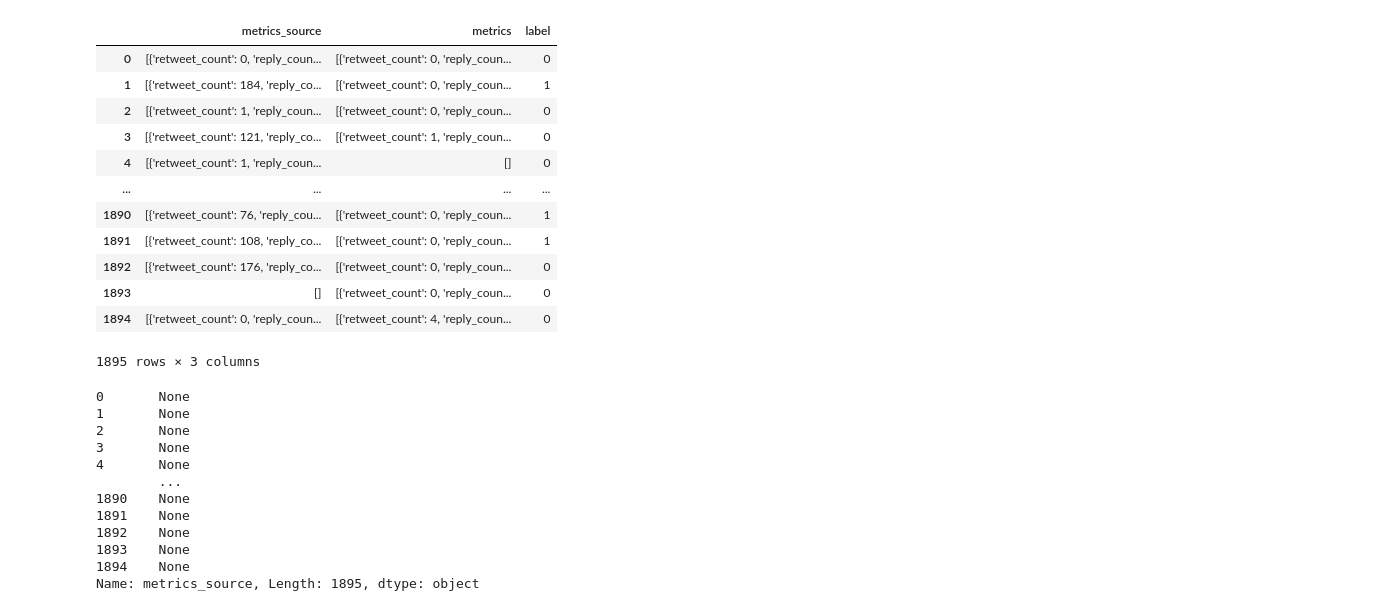
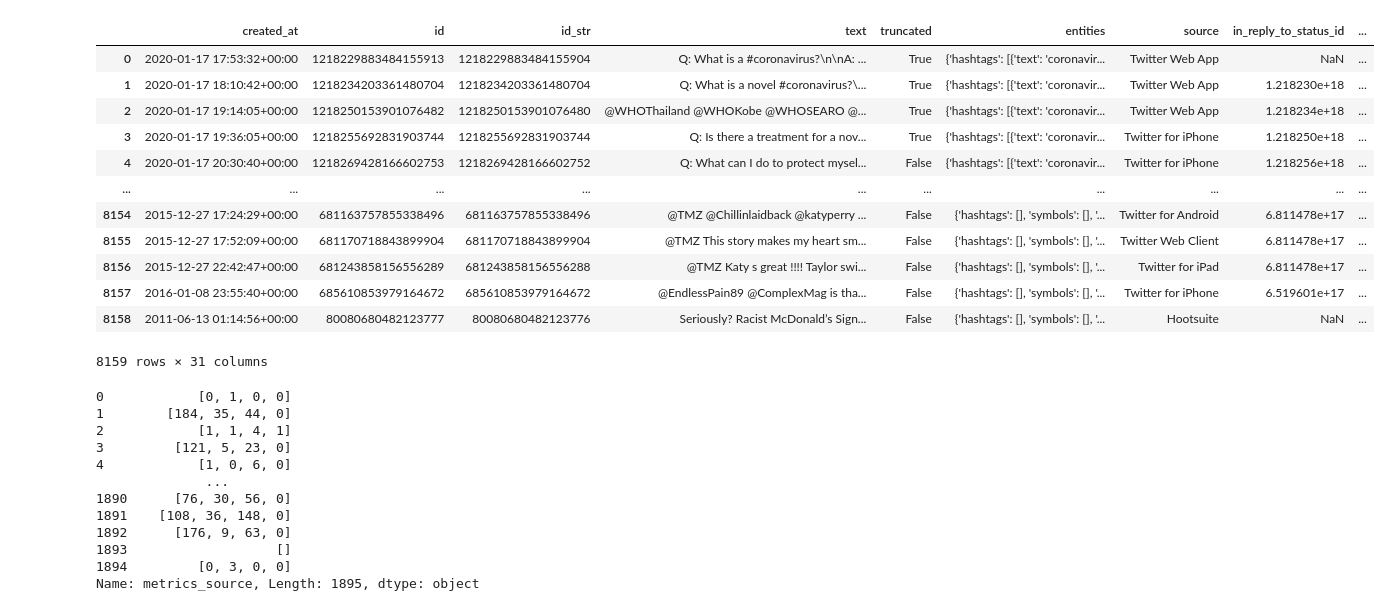
Before and after one commit to lich2000117/Fake-Tweets-Rumour-Detection, a Jupyter notebook: ClassifierOnMetadata.ipynb, the cells around one changed output. Saved outputs shown, nothing was run; the diff lists cells and outputs as text; code cells hidden in the pictures.

```diff
--- a/ClassifierOnMetadata.ipynb
+++ b/ClassifierOnMetadata.ipynb
@@ -121,16 +86,0 @@ data_train
-# %%
-data_train[["metrics_source", "metrics", "label"]]
-# %% [output]
-|  | metrics_source | metrics | label |
-| 0 | [{'retweet_count': 0, 'reply_coun... | [{'retweet_count': 0, 'reply_coun... | 0 |
-| 1 | [{'retweet_count': 184, 'reply_co... | [{'retweet_count': 0, 'reply_coun... | 1 |
-| 2 | [{'retweet_count': 1, 'reply_coun... | [{'retweet_count': 0, 'reply_coun... | 0 |
-| 3 | [{'retweet_count': 121, 'reply_co... | [{'retweet_count': 1, 'reply_coun... | 0 |
-| 4 | [{'retweet_count': 1, 'reply_coun... | [] | 0 |
-| ... | ... | ... | ... |
-| 1890 | [{'retweet_count': 76, 'reply_cou... | [{'retweet_count': 0, 'reply_coun... | 1 |
-| 1891 | [{'retweet_count': 108, 'reply_co... | [{'retweet_count': 0, 'reply_coun... | 1 |
-| 1892 | [{'retweet_count': 176, 'reply_co... | [{'retweet_count': 0, 'reply_coun... | 0 |
-| 1893 | [] | [{'retweet_count': 0, 'reply_coun... | 0 |
-| 1894 | [{'retweet_count': 0, 'reply_coun... | [{'retweet_count': 4, 'reply_coun... | 0 |
-1895 rows × 3 columns
@@ -137,20 +97,38 @@ data_train[["metrics_source", "metrics", "label"]]
+# %%
+TEST_DATA_PATH = "./full_data/data_storage/test_data.json"
+X_TEST_ID_PATH = "./id_data/test.data.txt"   # test
+data_test = pd.read_json(TEST_DATA_PATH)
+data_test
+# %% [output]
+|  | created_at | id | id_str | text | truncated | entities | source | in_reply_to_status_id | ... |
+| 0 | 2020-01-17 17:53:32+00:00 | 1218229883484155913 | 1218229883484155904 | Q: What is a #coronavirus?\n\nA: ... | True | {'hashtags': [{'text': 'coronavir... | Twitter Web App | NaN | ... |
+| 1 | 2020-01-17 18:10:42+00:00 | 1218234203361480704 | 1218234203361480704 | Q: What is a novel #coronavirus?\... | True | {'hashtags': [{'text': 'coronavir... | Twitter Web App | 1.218230e+18 | ... |
+| 2 | 2020-01-17 19:14:05+00:00 | 1218250153901076482 | 1218250153901076480 | @WHOThailand @WHOKobe @WHOSEARO @... | True | {'hashtags': [{'text': 'coronavir... | Twitter Web App | 1.218234e+18 | ... |
+| 3 | 2020-01-17 19:36:05+00:00 | 1218255692831903744 | 1218255692831903744 | Q: Is there a treatment for a nov... | True | {'hashtags': [{'text': 'coronavir... | Twitter for iPhone | 1.218250e+18 | ... |
+| 4 | 2020-01-17 20:30:40+00:00 | 1218269428166602753 | 1218269428166602752 | Q: What can I do to protect mysel... | False | {'hashtags': [{'text': 'coronavir... | Twitter for iPhone | 1.218256e+18 | ... |
+| ... | ... | ... | ... | ... | ... | ... | ... | ... | ... |
+| 8154 | 2015-12-27 17:24:29+00:00 | 681163757855338496 | 681163757855338496 | @TMZ @Chillinlaidback @katyperry ... | False | {'hashtags': [], 'symbols': [], '... | Twitter for Android | 6.811478e+17 | ... |
+| 8155 | 2015-12-27 17:52:09+00:00 | 681170718843899904 | 681170718843899904 | @TMZ This story makes my heart sm... | False | {'hashtags': [], 'symbols': [], '... | Twitter Web Client | 6.811478e+17 | ... |
+| 8156 | 2015-12-27 22:42:47+00:00 | 681243858156556289 | 681243858156556288 | @TMZ Katy s great !!!! Taylor swi... | False | {'hashtags': [], 'symbols': [], '... | Twitter for iPad | 6.811478e+17 | ... |
+| 8157 | 2016-01-08 23:55:40+00:00 | 685610853979164672 | 685610853979164672 | @EndlessPain89 @ComplexMag is tha... | False | {'hashtags': [], 'symbols': [], '... | Twitter for iPhone | 6.519601e+17 | ... |
+| 8158 | 2011-06-13 01:14:56+00:00 | 80080680482123777 | 80080680482123776 | Seriously? Racist McDonald’s Sign... | False | {'hashtags': [], 'symbols': [], '... | Hootsuite | NaN | ... |
+8159 rows × 31 columns
 # %%
 def get_metrics(metric_dicts):
     metrics = []
     for metric_dict in metric_dicts:
         metrics += metric_dict.values()
-
-data_train["metrics_source"].apply(get_metrics)
+    return metrics
 # %% [output]
-0       None
-1       None
-2       None
-3       None
-4       None
-        ...
-1890    None
-1891    None
-1892    None
-1893    None
-1894    None
+0            [0, 1, 0, 0]
+1        [184, 35, 44, 0]
+2            [1, 1, 4, 1]
+3         [121, 5, 23, 0]
+4            [1, 0, 6, 0]
+              ...
+1890      [76, 30, 56, 0]
+1891    [108, 36, 148, 0]
+1892      [176, 9, 63, 0]
+1893                   []
+1894         [0, 3, 0, 0]
 Name: metrics_source, Length: 1895, dtype: object
```
Also changed, not shown: parts of 10 cells of this notebook.
